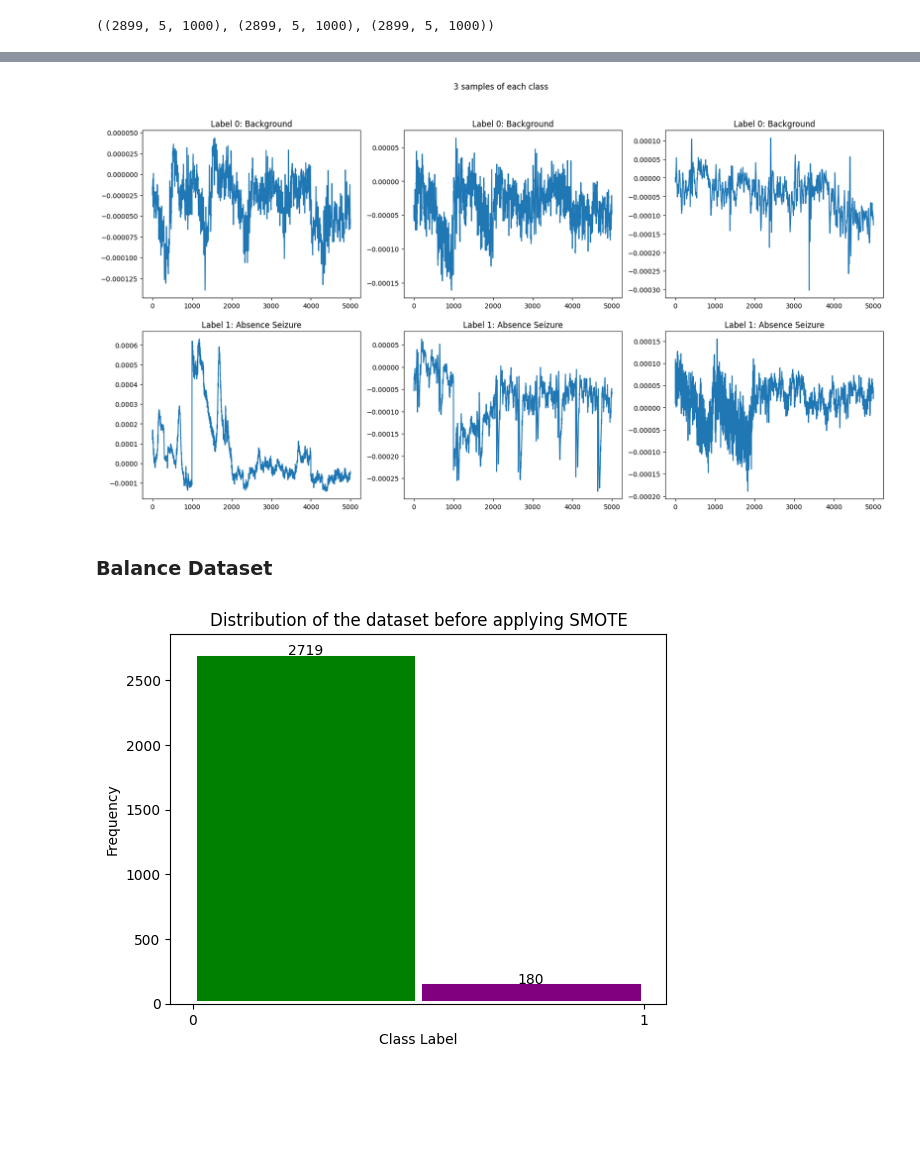
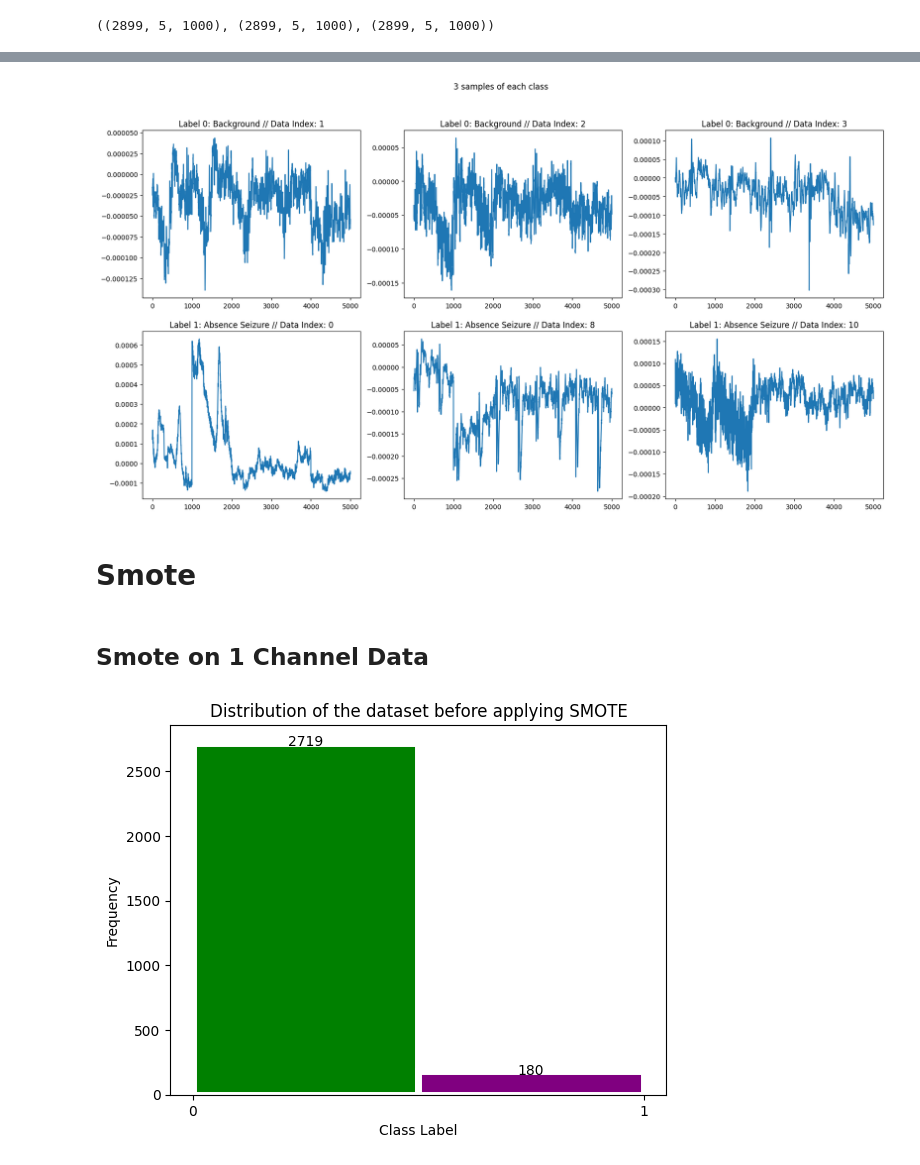
Before and after one commit to Loic017/TinyML-for-Epileptic-Seizures, a Jupyter notebook: seizure_training.ipynb, the cells around one changed output, grey strips where cells are left out. Saved outputs shown, nothing was run; the diff lists cells and outputs as text; code cells hidden in the pictures; blank space fills up the shorter version.

```diff
--- a/seizure_training.ipynb
+++ b/seizure_training.ipynb
@@ -104,7 +107,3 @@ train_set.dataset.x[train_set.indices].shape, eval_set.dataset.x[
 ].shape, test_set.dataset.x[train_set.indices].shape
 # %% [output]
 ((2899, 5, 1000), (2899, 5, 1000), (2899, 5, 1000))
-# %%
-for i, v in enumerate(train_set.dataset.x[0]):
-    plt.plot(v)
-    plt.show()
@@ -126,0 +203,29 @@ x_train_reshaped.shape, x_eval_reshaped.shape
+# %%
+# Plot 3 of each class
+fig, axs = plt.subplots(2, 3, figsize=(20, 10))
+fig.suptitle("3 samples of each class")
+c0 = 0
+c1 = 0
+for i, v in enumerate(train_set.dataset.x[train_set.indices]):
+    if c0 < 3 and train_set.dataset.y[train_set.indices][i] == 0:
+        axs[0, c0].plot(train_set.dataset.x[train_set.indices][i][0], label="Channel 1")
+        axs[0, c0].plot(train_set.dataset.x[train_set.indices][i][1], label="Channel 2")
+        axs[0, c0].plot(train_set.dataset.x[train_set.indices][i][2], label="Channel 3")
+        axs[0, c0].plot(train_set.dataset.x[train_set.indices][i][3], label="Channel 4")
+        axs[0, c0].plot(train_set.dataset.x[train_set.indices][i][4], label="Channel 5")
+        axs[0, c0].legend(loc="upper right")
+        axs[0, c0].set_title(f"Label 0: Background // Data Index: {i}")
+        c0 += 1
+    elif c1 < 3 and train_set.dataset.y[train_set.indices][i] == 1:
+        axs[1, c1].plot(train_set.dataset.x[train_set.indices][i][0], label="Channel 1")
+        axs[1, c1].plot(train_set.dataset.x[train_set.indices][i][1], label="Channel 2")
+        axs[1, c1].plot(train_set.dataset.x[train_set.indices][i][2], label="Channel 3")
+        axs[1, c1].plot(train_set.dataset.x[train_set.indices][i][3], label="Channel 4")
+        axs[1, c1].plot(train_set.dataset.x[train_set.indices][i][4], label="Channel 5")
+        axs[1, c1].legend(loc="upper right")
+        axs[1, c1].set_title(f"Label 1: Absence Seizure // Data Index: {i}")
+        c1 += 1
+
+    if c0 == 3 and c1 == 3:
+        break
+plt.show()
@@ -127,26 +234,28 @@ x_train_reshaped.shape, x_eval_reshaped.shape
 # %%
 # Plot 3 of each class
 fig, axs = plt.subplots(2, 3, figsize=(20, 10))
 fig.suptitle("3 samples of each class")
 c0 = 0
 c1 = 0
 for i, v in enumerate(x_train_reshaped):
     if c0 < 3 and train_set.dataset.y[train_set.indices][i] == 0:
         axs[0, c0].plot(x_train_reshaped[i])
-        axs[0, c0].set_title("Label 0: Background")
+        axs[0, c0].set_title(f"Label 0: Background // Data Index: {i}")
         c0 += 1
     elif c1 < 3 and train_set.dataset.y[train_set.indices][i] == 1:
         axs[1, c1].plot(x_train_reshaped[i])
-        axs[1, c1].set_title("Label 1: Absence Seizure")
+        axs[1, c1].set_title(f"Label 1: Absence Seizure // Data Index: {i}")
         c1 += 1
 
     if c0 == 3 and c1 == 3:
         break
 plt.show()
 # %% [output]
-[figure, old version]
+[figure, new version]
-# %% [markdown]
-### Balance Dataset
+# %% [markdown]
+# Smote
+# %% [markdown]
+## Smote on 1 Channel Data
 # %%
 # Plot distribution of the dataset before balancing
 # 0 - Background epoch
```
Also changed, not shown: parts of 21 cells of this notebook, 1 other file.
